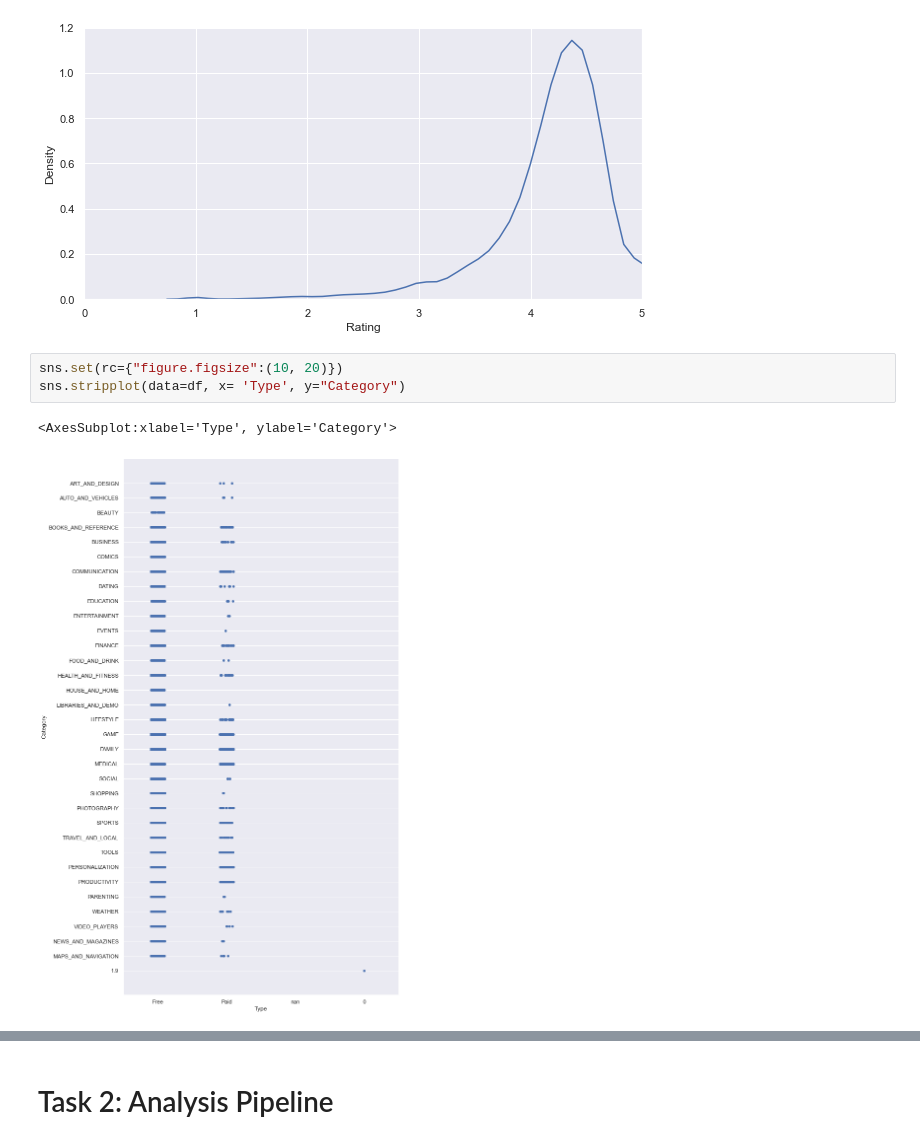
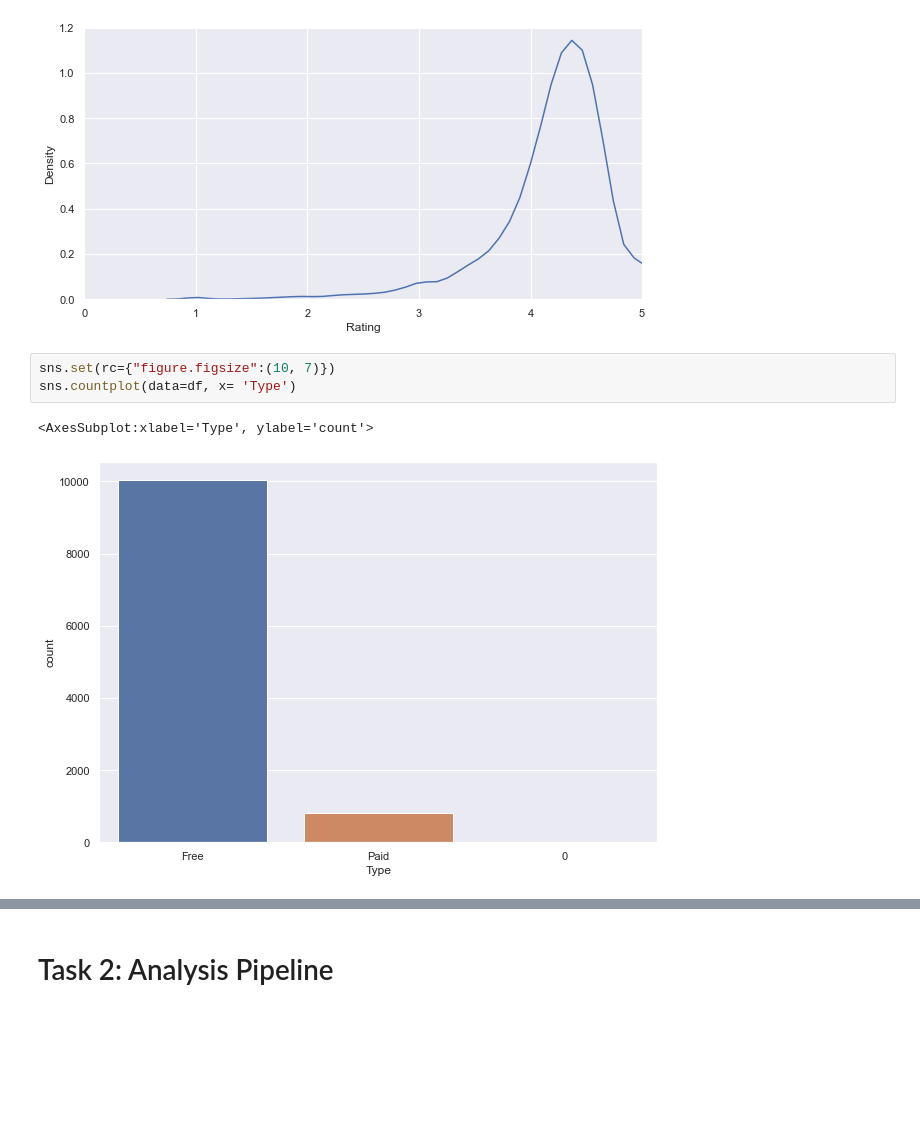
Before and after one commit to ubco-W2022T1-cosc301/project-group36, a Jupyter notebook: notebooks/analysis2.ipynb, the cells around one changed output, grey strips where cells are left out. Saved outputs shown, nothing was run; the diff lists cells and outputs as text; blank space fills up the shorter version.

```diff
--- a/notebooks/analysis2.ipynb
+++ b/notebooks/analysis2.ipynb
@@ -243,11 +245,11 @@ sns.kdeplot(data=df, x = 'Rating').set_xlim(0, 5.0)
 (0.0, 5.0)
 [figure]
 # %%
-sns.set(rc={"figure.figsize":(10, 20)})
-sns.stripplot(data=df, x= 'Type', y="Category")
+sns.set(rc={"figure.figsize":(10, 7)})
+sns.countplot(data=df, x= 'Type')
 # %% [output]
-<AxesSubplot:xlabel='Type', ylabel='Category'>
+<AxesSubplot:xlabel='Type', ylabel='count'>
-[figure, old version]
+[figure, new version]
 # %%
 sns.countplot(data=df, x= 'Content Rating', hue = 'Type', palette = 'coolwarm')
 # %% [output]
```
Also changed, not shown: parts of 29 cells of this notebook.
